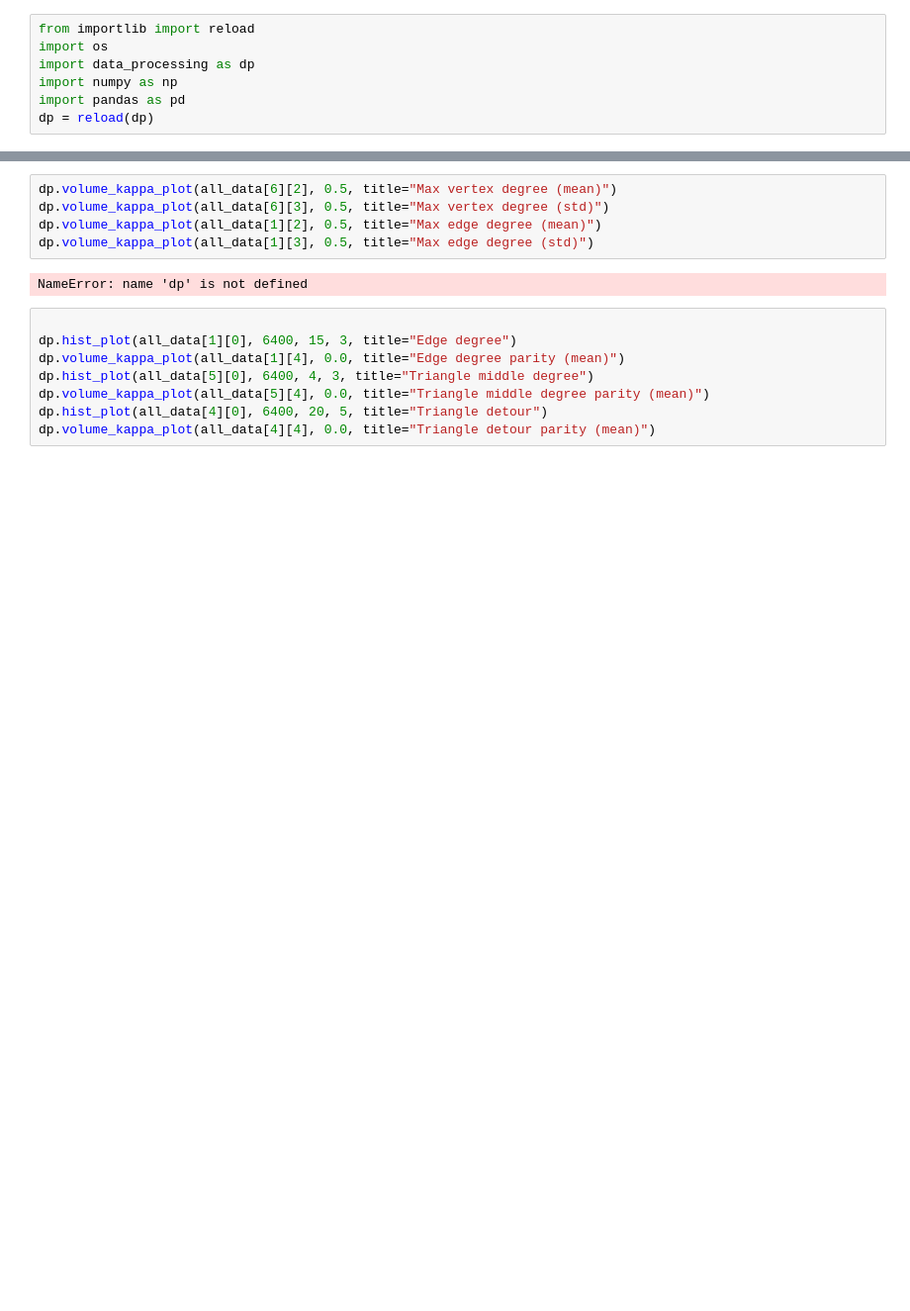
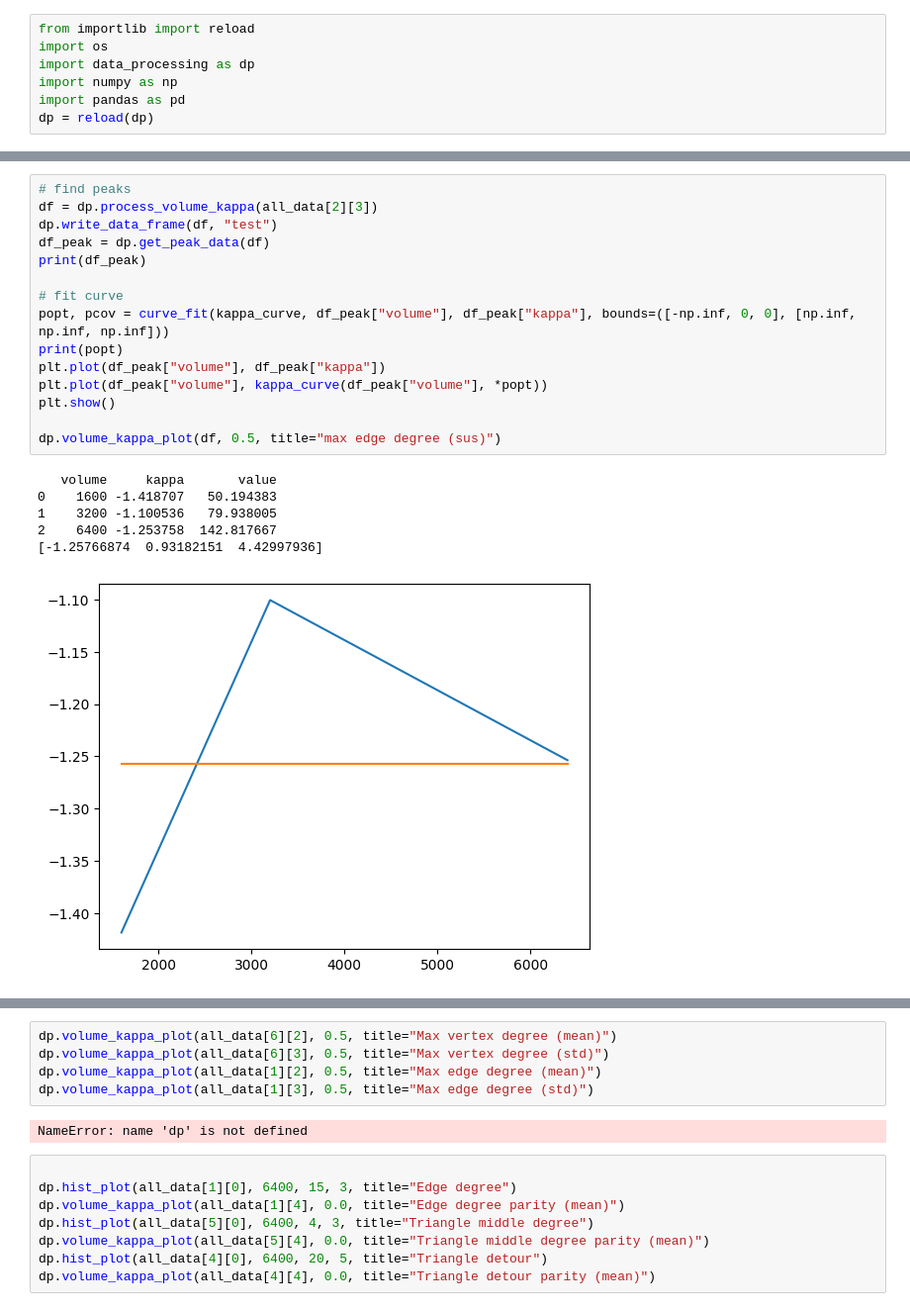
Before and after one commit to TomGerstel/dynamical-triangulations-3d, a Jupyter notebook: analysis/main.ipynb, the cells around one changed output, grey strips where cells are left out. Shown at 99% size. Cells and saved outputs as stored; diff of their text form; blank space fills up the shorter version.

```diff
--- a/analysis/main.ipynb
+++ b/analysis/main.ipynb
@@ -76,0 +96,22 @@ dp.volume_kappa_plot(df, 0.5, title="max vertex degree (sus)")
+# %%
+# find peaks
+df = dp.process_volume_kappa(all_data[2][3])
+dp.write_data_frame(df, "test")
+df_peak = dp.get_peak_data(df)
+print(df_peak)
+
+# fit curve
+popt, pcov = curve_fit(kappa_curve, df_peak["volume"], df_peak["kappa"], bounds=([-np.inf, 0, 0], [np.inf, np.inf, np.inf]))
+print(popt)
+plt.plot(df_peak["volume"], df_peak["kappa"])
+plt.plot(df_peak["volume"], kappa_curve(df_peak["volume"], *popt))
+plt.show()
+
+dp.volume_kappa_plot(df, 0.5, title="max edge degree (sus)")
+# %% [output]
+   volume     kappa       value
+0    1600 -1.418707   50.194383
+1    3200 -1.100536   79.938005
+2    6400 -1.253758  142.817667
+[-1.25766874  0.93182151  4.42997936]
+[figure, added]
```
Also changed, not shown: parts of 4 cells of this notebook, 2 other files.
